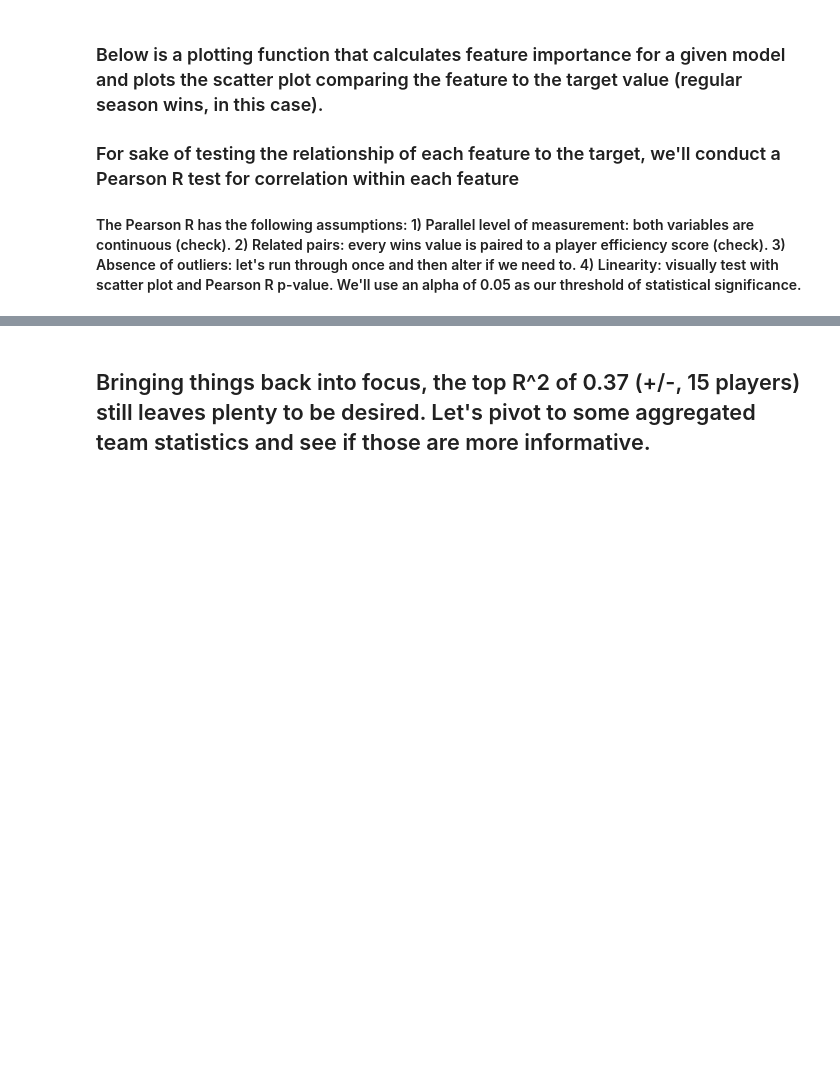
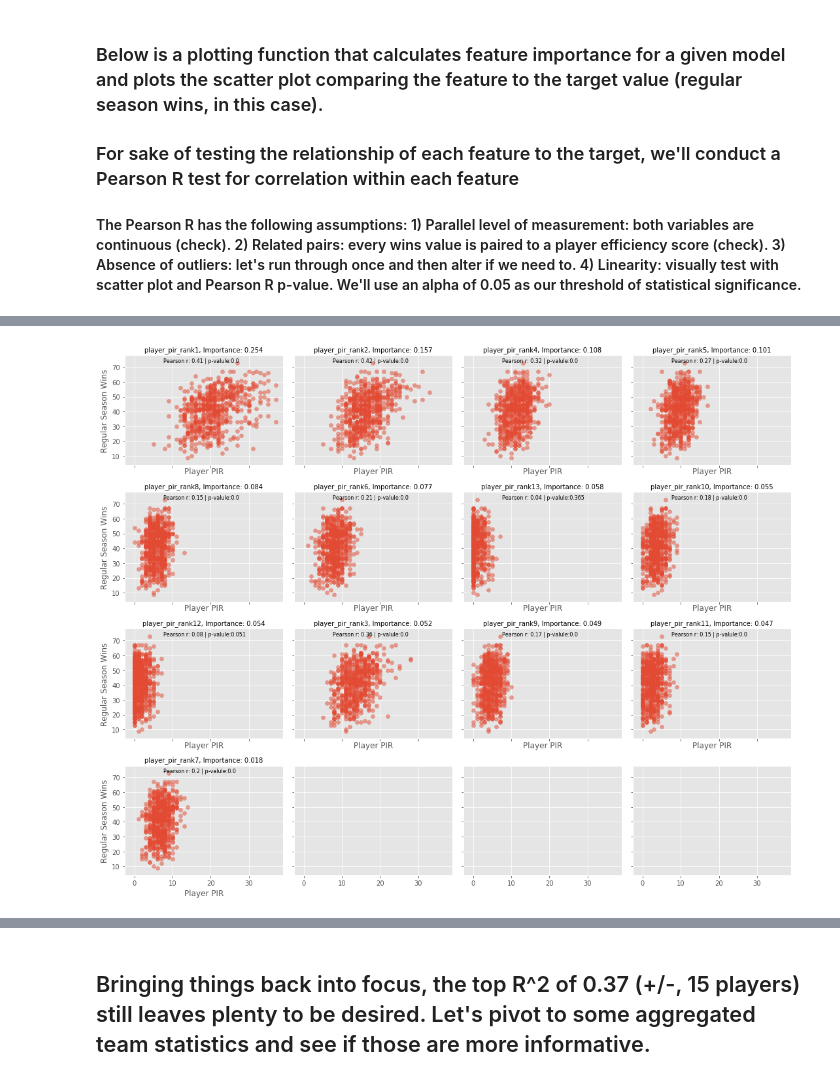
Before and after one commit to jangelchik/basketball_efficiency, a Jupyter notebook: data_and_plots.ipynb, the cells around one changed output, grey strips where cells are left out. Saved outputs shown, nothing was run; the diff lists cells and outputs as text; code cells hidden in the pictures; blank space fills up the shorter version.

```diff
--- a/data_and_plots.ipynb
+++ b/data_and_plots.ipynb
@@ -792,0 +798,5 @@ pm_box = plot_imp('+/-',17)
+# %%
+pir_imp = plot_imp('pir',13)
+plt.savefig('pir_imp')
+# %% [output]
+[figure, added]
```
Also changed, not shown: parts of 10 cells of this notebook.
